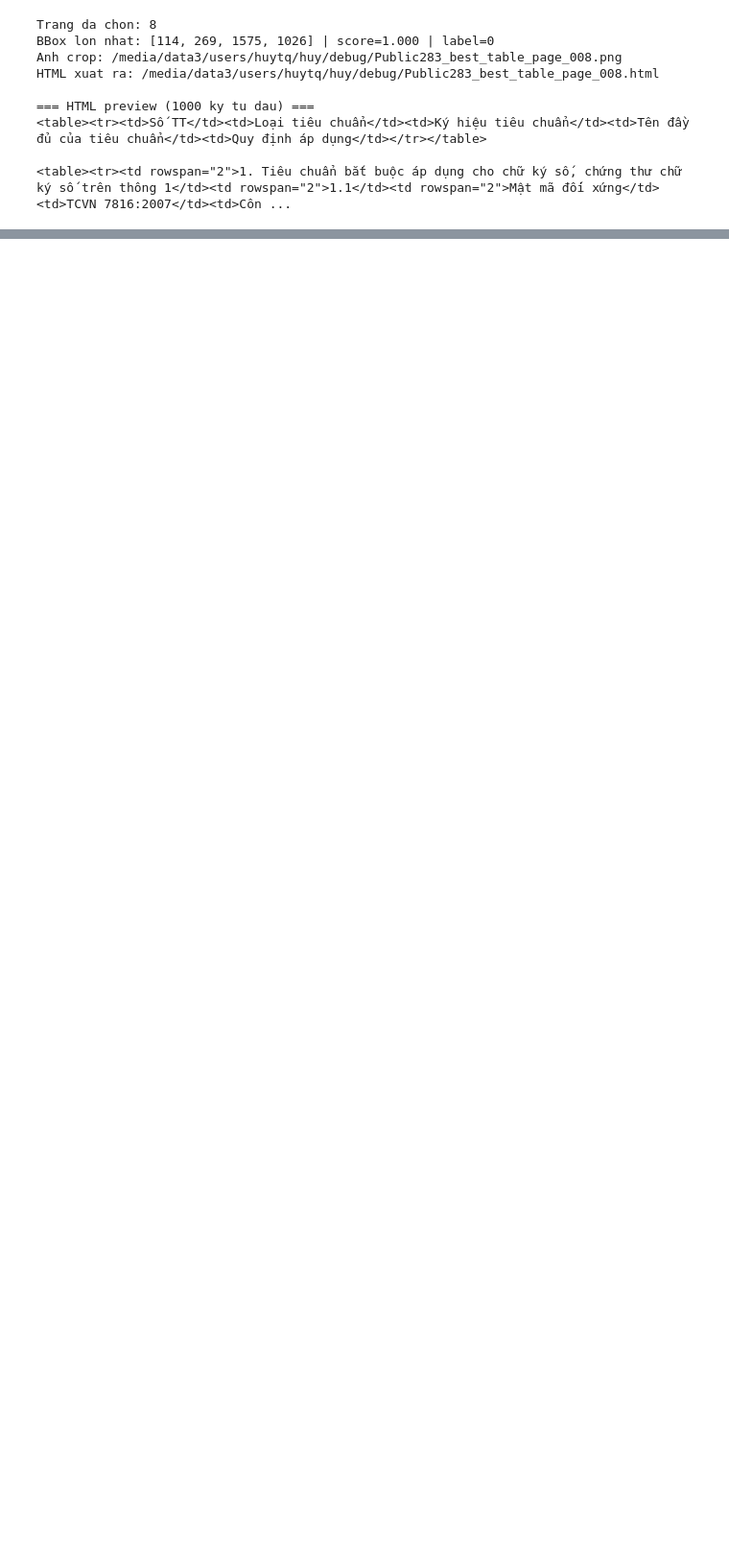
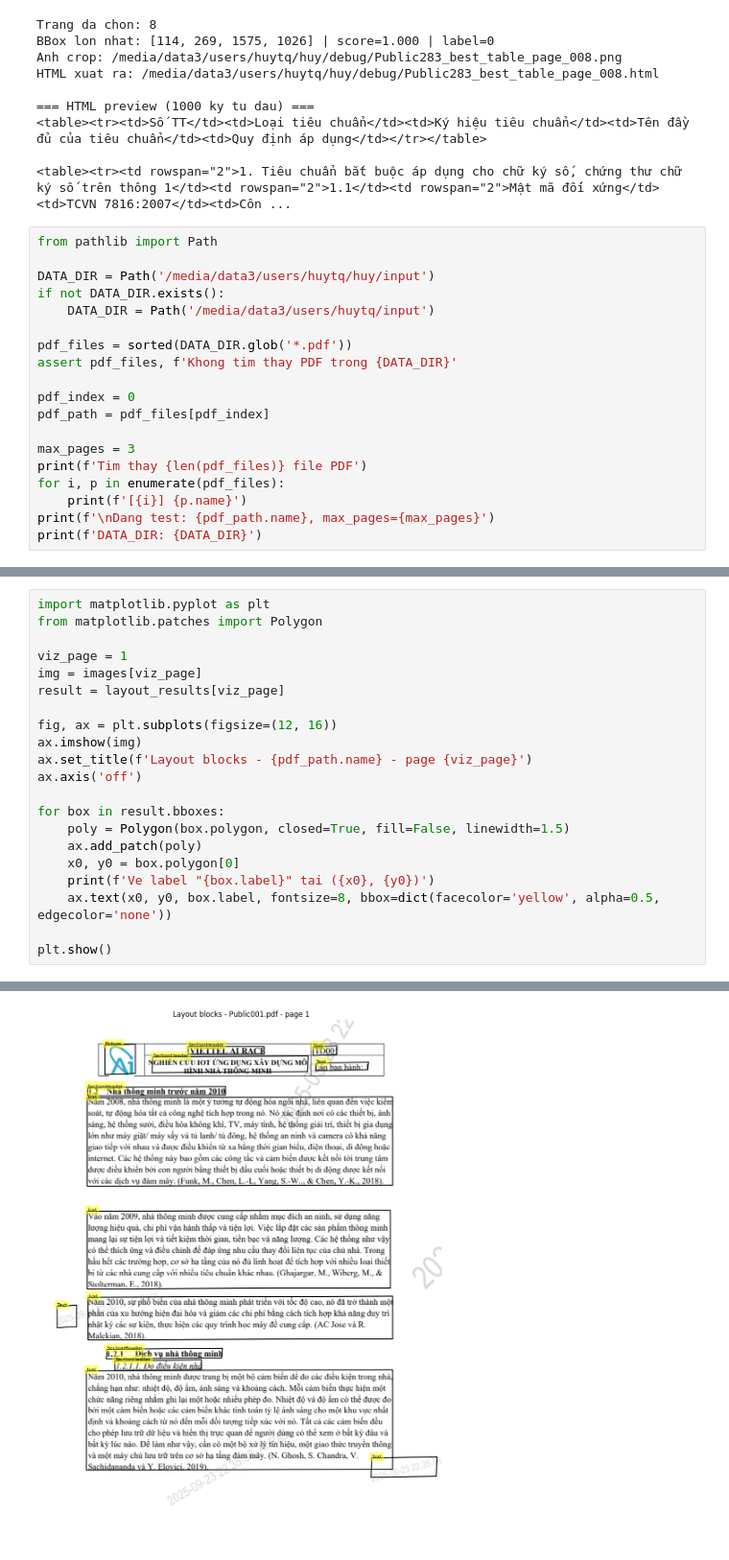
Before and after one commit to Huyzilla/OCR-pipeline, a Jupyter notebook: test.ipynb, the cells around one changed output, grey strips where cells are left out. Shown at 96% size. Saved outputs shown, nothing was run; the diff lists cells and outputs as text; blank space fills up the shorter version.

```diff
--- a/test.ipynb
+++ b/test.ipynb
@@ -1105,3 +1105,22 @@ HTML xuat ra: /media/data3/users/huytq/huy/debug/Public283_best_table_page_008.h
 <table><tr><td>Số TT</td><td>Loại tiêu chuẩn</td><td>Ký hiệu tiêu chuẩn</td><td>Tên đầy đủ của tiêu chuẩn</td><td>Quy định áp dụng</td></tr></table>
 
 <table><tr><td rowspan="2">1. Tiêu chuẩn bắt buộc áp dụng cho chữ ký số, chứng thư chữ ký số trên thông 1</td><td rowspan="2">1.1</td><td rowspan="2">Mật mã đối xứng</td><td>TCVN 7816:2007</td><td>Côn ...
+# %%
+from pathlib import Path
+
+DATA_DIR = Path('/media/data3/users/huytq/huy/input')
+if not DATA_DIR.exists():
+    DATA_DIR = Path('/media/data3/users/huytq/input')
+
+pdf_files = sorted(DATA_DIR.glob('*.pdf'))
+assert pdf_files, f'Khong tim thay PDF trong {DATA_DIR}'
+
+pdf_index = 0
+pdf_path = pdf_files[pdf_index]
+
+max_pages = 3
+print(f'Tim thay {len(pdf_files)} file PDF')
+for i, p in enumerate(pdf_files):
+    print(f'[{i}] {p.name}')
+print(f'\nDang test: {pdf_path.name}, max_pages={max_pages}')
+print(f'DATA_DIR: {DATA_DIR}')
@@ -1107,0 +1192,22 @@ HTML xuat ra: /media/data3/users/huytq/huy/debug/Public283_best_table_page_008.h
+# %%
+import matplotlib.pyplot as plt
+from matplotlib.patches import Polygon
+
+viz_page = 1
+img = images[viz_page]
+result = layout_results[viz_page]
+
+fig, ax = plt.subplots(figsize=(12, 16))
+ax.imshow(img)
+ax.set_title(f'Layout blocks - {pdf_path.name} - page {viz_page}')
+ax.axis('off')
+
+for box in result.bboxes:
+    poly = Polygon(box.polygon, closed=True, fill=False, linewidth=1.5)
+    ax.add_patch(poly)
+    x0, y0 = box.polygon[0]
+    print(f'Ve label "{box.label}" tai ({x0}, {y0})')
+    ax.text(x0, y0, box.label, fontsize=8, bbox=dict(facecolor='yellow', alpha=0.5, edgecolor='none'))
+
+plt.show()
+# %% [output]
@@ -1107,0 +1228 @@ HTML xuat ra: /media/data3/users/huytq/huy/debug/Public283_best_table_page_008.h
+[figure, added]
```
Also changed, not shown: parts of 8 cells of this notebook, 7 other files.
